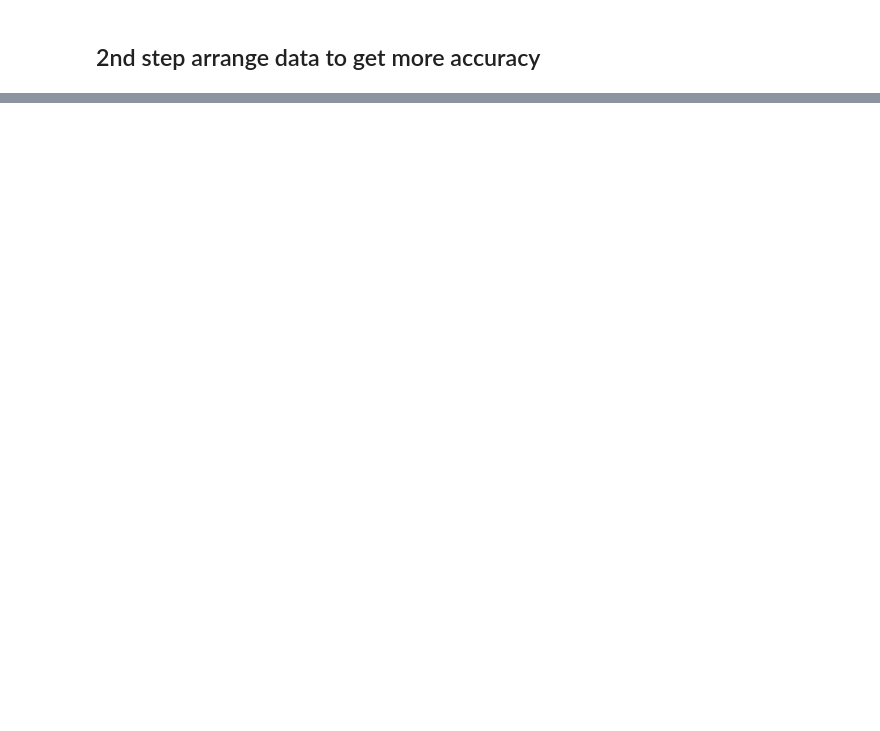
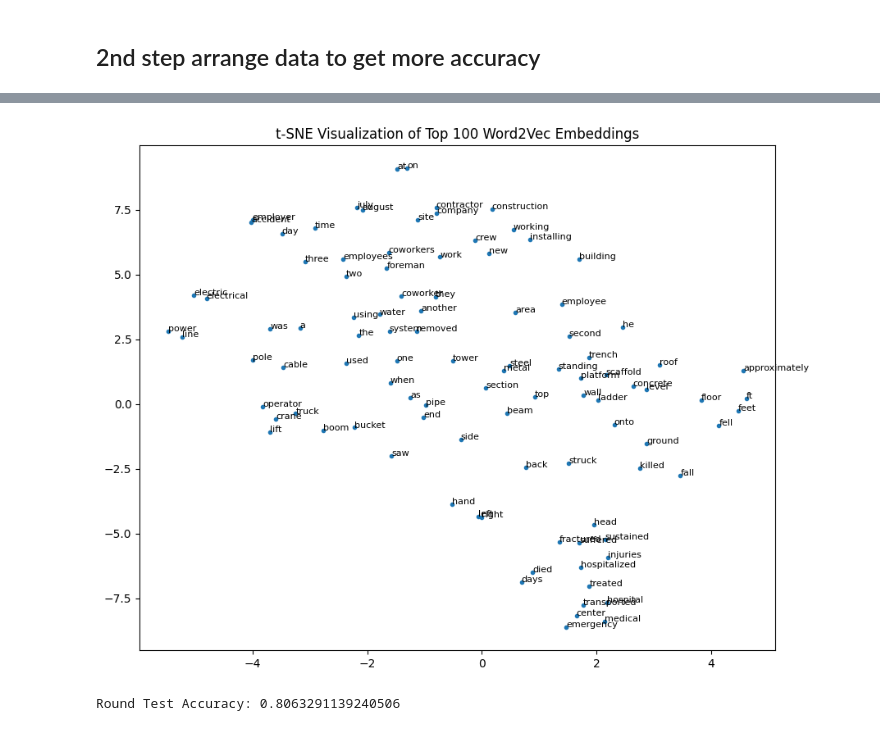
Before and after one commit to Irfanizam/accident-news-classification, a Jupyter notebook: LongText/arrange.ipynb, the cells around one changed output, grey strips where cells are left out. Drawn from its saved outputs; the diff is of its cells as text; code cells hidden in the pictures; blank space fills up the shorter version.

```diff
--- a/LongText/arrange.ipynb
+++ b/LongText/arrange.ipynb
@@ -30,0 +142,38 @@ multiclass_lt.to_csv('C:/Users/irfanizam/workspace/FYP-Example/FinalFinalFyp/Dat
+# %%
+import gensim
+import numpy as np
+from sklearn.manifold import TSNE
+import matplotlib.pyplot as plt
+
+# Load your Word2Vec model
+# Replace 'word2vec_model.model' with the actual path to your Word2Vec model file
+word2vec_model = gensim.models.Word2Vec.load('word2vec_model.model')
+
+# Get the vocabulary and corresponding vectors
+words = list(word2vec_model.wv.key_to_index.keys())
+vectors = [word2vec_model.wv[word] for word in words]
+
+# Select the top 100 words and vectors
+top_words = 100
+words = words[:top_words]
+vectors = vectors[:top_words]
+
+# Convert the list of vectors to a 2D numpy array
+vectors = np.array(vectors)
+
+# Apply t-SNE to reduce the dimensionality
+tsne = TSNE(n_components=2, random_state=42)
+vectors_tsne = tsne.fit_transform(vectors)
+
+# Create a scatter plot
+plt.figure(figsize=(10, 8))
+plt.scatter(vectors_tsne[:, 0], vectors_tsne[:, 1], marker='.')
+
+# Annotate the points with words
+for i, word in enumerate(words):
+    plt.annotate(word, xy=(vectors_tsne[i, 0], vectors_tsne[i, 1]), fontsize=8)
+
+plt.title('t-SNE Visualization of Top 100 Word2Vec Embeddings')
+plt.show()
+# %% [output]
+[figure, added]
@@ -30,0 +199,21 @@ multiclass_lt.to_csv('C:/Users/irfanizam/workspace/FYP-Example/FinalFinalFyp/Dat
+# %%
+# Train SVM classifier
+svm_model = SVC(kernel='linear')
+svm_model.fit(X_train_word2vec, y_train)
+
+# Step 8: Evaluate the model on the test set
+# Tokenize the tweets for the test set
+tokenized_test_summary = [word_tokenize(summary.lower()) for summary in X_test]
+
+# Create a feature matrix for testing
+test_vectors = [average_word_vectors(summary, word2vec_model) for summary in tokenized_test_summary]
+X_test_word2vec = np.vstack(test_vectors)
+
+# Predict the labels for the test set
+y_pred_test = svm_model.predict(X_test_word2vec)
+
+# Step 9.1: Accuracy
+accuracy_test = accuracy_score(y_test, y_pred_test)
+print(f"Round Test Accuracy: {accuracy_test}")
+# %% [output]
+Round Test Accuracy: 0.8063291139240506
```
Also changed, not shown: parts of 34 cells of this notebook, 41 other files.
